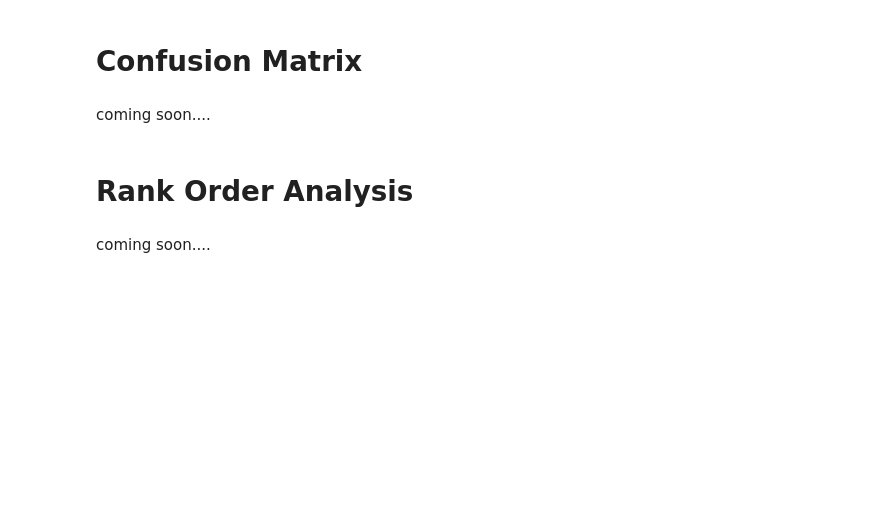
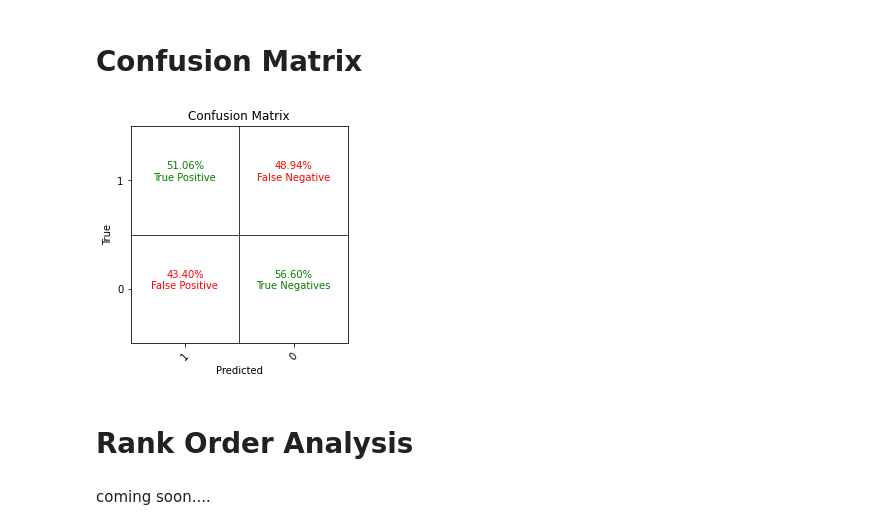
Before and after one commit to statisticianinstilettos/recmetrics, a Jupyter notebook: example.ipynb, the cells around one changed output. Cells and saved outputs as stored; diff of their text form; code cells hidden in the pictures; blank space fills up the shorter version.

```diff
--- a/example.ipynb
+++ b/example.ipynb
@@ -372,7 +359,22 @@ recmetrics.precision_recall_plot(targs=actual, preds=model_probs)
 # %% [markdown]
 # Confusion Matrix
-# %% [markdown]
-coming soon....
+# %%
+y_confusion_matrix = [1, 0, 0, 1, 0, 1, 0, 0, 0, 0, 1, 1, 1, 1, 0, 0, 0, 0, 0, 0, 1, 0,
+                      0, 1, 1, 1, 0, 1, 1, 1, 1, 1, 0, 0, 1, 0, 1, 0, 1, 1, 0, 0, 0, 0,
+                      1, 0, 1, 1, 0, 0, 0, 1, 1, 0, 0, 1, 0, 0, 0, 1, 0, 0, 1, 0, 1, 1,
+                      1, 0, 1, 0, 1, 0, 1, 1, 1, 0, 1, 0, 0, 0, 0, 1, 0, 1, 0, 0, 0, 1,
+                      1, 1, 1, 0, 0, 0, 0, 1, 1, 0, 1, 1]
+
+yhat_confusion_matrix = [0, 1, 0, 0, 0, 0, 1, 1, 0, 0, 1, 0, 1, 0, 1, 1, 1, 1, 0, 1, 0, 1,
+                         0, 1, 0, 1, 0, 1, 0, 0, 1, 1, 0, 0, 1, 0, 0, 1, 0, 0, 0, 1, 0, 1,
+                         1, 0, 0, 1, 0, 0, 0, 1, 0, 0, 0, 1, 0, 0, 0, 0, 0, 1, 0, 0, 1, 1,
+                         1, 1, 0, 1, 0, 1, 0, 1, 1, 1, 1, 0, 1, 0, 0, 1, 1, 1, 0, 1, 1, 0,
+                         1, 1, 0, 0, 0, 1, 0, 0, 0, 1, 1, 1]
+
+
+recmetrics.make_confusion_matrix(y=y_confusion_matrix, yhat=yhat_confusion_matrix)
+# %% [output]
+[figure, added]
 # %% [markdown]
 # Rank Order Analysis
 # %% [markdown]
```
Also changed, not shown: parts of 30 cells of this notebook.
